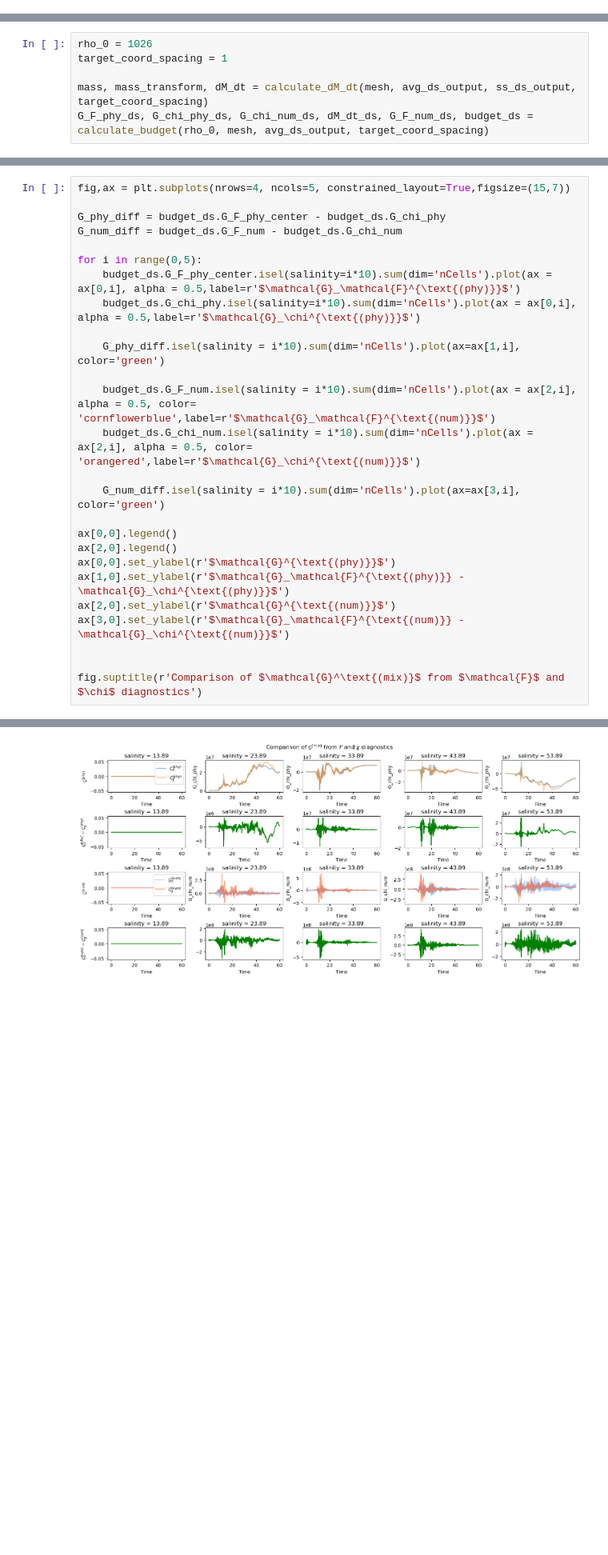
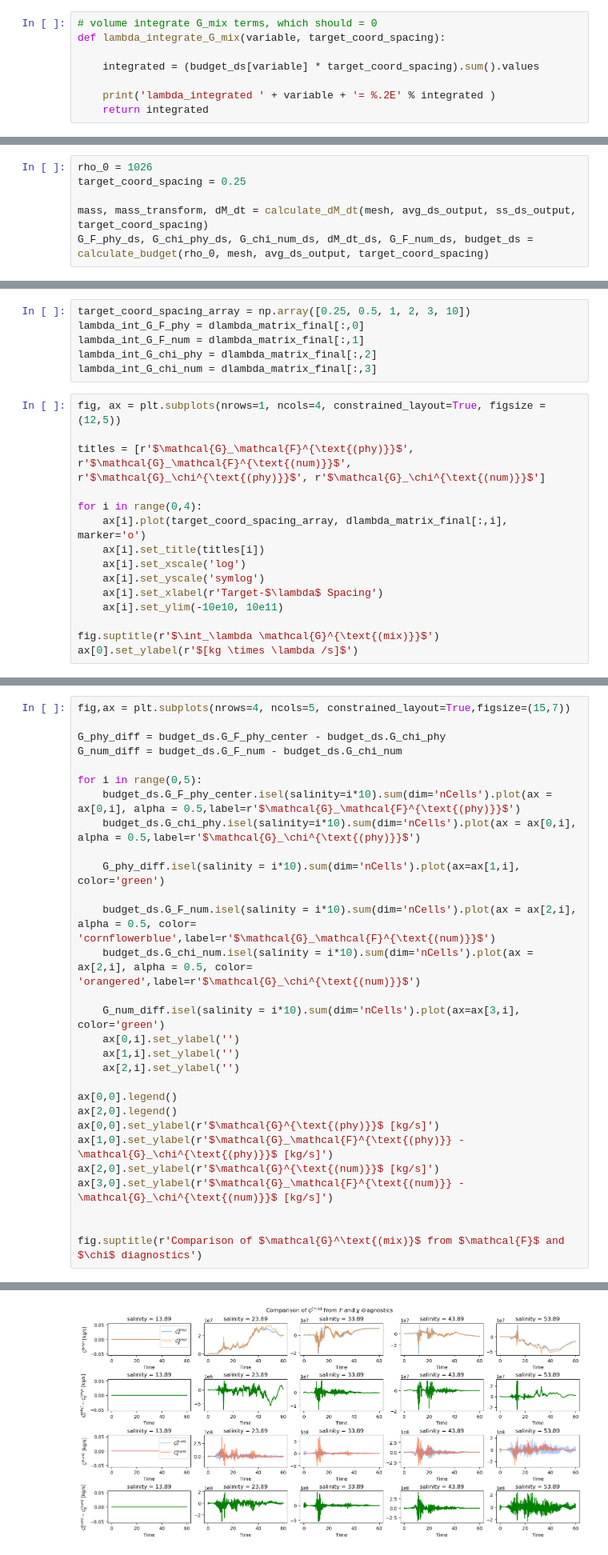
Before and after one commit to kailauyeda/WMT_DVD, a Jupyter notebook: bichan/analysis/preliminary_analysis.ipynb, the cells around one changed output, grey strips where cells are left out. Shown at 80% size. Drawn from its saved outputs; the diff is of its cells as text; blank space fills up the shorter version.

```diff
--- a/bichan/analysis/preliminary_analysis.ipynb
+++ b/bichan/analysis/preliminary_analysis.ipynb
@@ -616,6 +581,14 @@ def calculate_budget(rho_0, mesh, ds_output, target_coord_spacing = 1):
                               avg_ds_output.xtime])
 
     return G_F_phy_ds, G_chi_phy_ds, G_chi_num_ds, dM_dt_ds, G_F_num_ds, budget_ds
+# %%
+# volume integrate G_mix terms, which should = 0
+def lambda_integrate_G_mix(variable, target_coord_spacing):
+
+    integrated = (budget_ds[variable] * target_coord_spacing).sum().values
+
+    print('lambda_integrated ' + variable + '= %.2E' % integrated )
+    return integrated
 # %%
 # calculate transformation at every density class
 def vertical_cumsum(G_phy_ds, variable, reduce_time_dim_method, time_idx=0):
@@ -658,7 +631,7 @@ def find_min_max_idx(da):
 --------
 # %%
 rho_0 = 1026
-target_coord_spacing = 1
+target_coord_spacing = 0.25
 
 mass, mass_transform, dM_dt = calculate_dM_dt(mesh, avg_ds_output, ss_ds_output, target_coord_spacing)
 G_F_phy_ds, G_chi_phy_ds, G_chi_num_ds, dM_dt_ds, G_F_num_ds, budget_ds = calculate_budget(rho_0, mesh, avg_ds_output, target_coord_spacing)
@@ -673,0 +678,21 @@ Calculating G_F_num
+# %%
+target_coord_spacing_array = np.array([0.25, 0.5, 1, 2, 3, 10])
+lambda_int_G_F_phy = dlambda_matrix_final[:,0]
+lambda_int_G_F_num = dlambda_matrix_final[:,1]
+lambda_int_G_chi_phy = dlambda_matrix_final[:,2]
+lambda_int_G_chi_num = dlambda_matrix_final[:,3]
+# %%
+fig, ax = plt.subplots(nrows=1, ncols=4, constrained_layout=True, figsize = (12,5))
+
+titles = [r'$\mathcal{G}_\mathcal{F}^{\text{(phy)}}$', r'$\mathcal{G}_\mathcal{F}^{\text{(num)}}$', r'$\mathcal{G}_\chi^{\text{(phy)}}$', r'$\mathcal{G}_\chi^{\text{(num)}}$']
+
+for i in range(0,4):
+    ax[i].plot(target_coord_spacing_array, dlambda_matrix_final[:,i], marker='o')
+    ax[i].set_title(titles[i])
+    ax[i].set_xscale('log')
+    ax[i].set_yscale('symlog')
+    ax[i].set_xlabel(r'Target-$\lambda$ Spacing')
+    ax[i].set_ylim(-10e10, 10e11)
+
+fig.suptitle(r'$\int_\lambda \mathcal{G}^{\text{(mix)}}$')
+ax[0].set_ylabel(r'$[kg \times \lambda /s]$')
@@ -870,32 +1076,35 @@ budget_ds.G_chi_phy.sum(dim=['nCells','salinity']).plot()
 # %%
 fig,ax = plt.subplots(nrows=4, ncols=5, constrained_layout=True,figsize=(15,7))
 
 G_phy_diff = budget_ds.G_F_phy_center - budget_ds.G_chi_phy
 G_num_diff = budget_ds.G_F_num - budget_ds.G_chi_num
 
 for i in range(0,5):
     budget_ds.G_F_phy_center.isel(salinity=i*10).sum(dim='nCells').plot(ax = ax[0,i], alpha = 0.5,label=r'$\mathcal{G}_\mathcal{F}^{\text{(phy)}}$')
     budget_ds.G_chi_phy.isel(salinity=i*10).sum(dim='nCells').plot(ax = ax[0,i], alpha = 0.5,label=r'$\mathcal{G}_\chi^{\text{(phy)}}$')
 
     G_phy_diff.isel(salinity = i*10).sum(dim='nCells').plot(ax=ax[1,i], color='green')
 
     budget_ds.G_F_num.isel(salinity = i*10).sum(dim='nCells').plot(ax = ax[2,i], alpha = 0.5, color= 'cornflowerblue',label=r'$\mathcal{G}_\mathcal{F}^{\text{(num)}}$')
     budget_ds.G_chi_num.isel(salinity = i*10).sum(dim='nCells').plot(ax = ax[2,i], alpha = 0.5, color= 'orangered',label=r'$\mathcal{G}_\chi^{\text{(num)}}$')
 
     G_num_diff.isel(salinity = i*10).sum(dim='nCells').plot(ax=ax[3,i], color='green')
+    ax[0,i].set_ylabel('')
+    ax[1,i].set_ylabel('')
+    ax[2,i].set_ylabel('')
 
 ax[0,0].legend()
 ax[2,0].legend()
-ax[0,0].set_ylabel(r'$\mathcal{G}^{\text{(phy)}}$')
-ax[1,0].set_ylabel(r'$\mathcal{G}_\mathcal{F}^{\text{(phy)}} - \mathcal{G}_\chi^{\text{(phy)}}$')
-ax[2,0].set_ylabel(r'$\mathcal{G}^{\text{(num)}}$')
-ax[3,0].set_ylabel(r'$\mathcal{G}_\mathcal{F}^{\text{(num)}} - \mathcal{G}_\chi^{\text{(num)}}$')
+ax[0,0].set_ylabel(r'$\mathcal{G}^{\text{(phy)}}$ [kg/s]')
+ax[1,0].set_ylabel(r'$\mathcal{G}_\mathcal{F}^{\text{(phy)}} - \mathcal{G}_\chi^{\text{(phy)}}$ [kg/s]')
+ax[2,0].set_ylabel(r'$\mathcal{G}^{\text{(num)}}$ [kg/s]')
+ax[3,0].set_ylabel(r'$\mathcal{G}_\mathcal{F}^{\text{(num)}} - \mathcal{G}_\chi^{\text{(num)}}$ [kg/s]')
 
 
 fig.suptitle(r'Comparison of $\mathcal{G}^\text{(mix)}$ from $\mathcal{F}$ and $\chi$ diagnostics')
 # %% [output]
 Text(0.5, 0.98, 'Comparison of $\\mathcal{G}^\\text{(mix)}$ from $\\mathcal{F}$ and $\\chi$ diagnostics')
-[figure, old version]
+[figure, new version]
 # %%
 fig,ax = plt.subplots(nrows=2, ncols=5, constrained_layout=True,figsize=(15,7))
 
```
Also changed, not shown: parts of 31 cells of this notebook.
